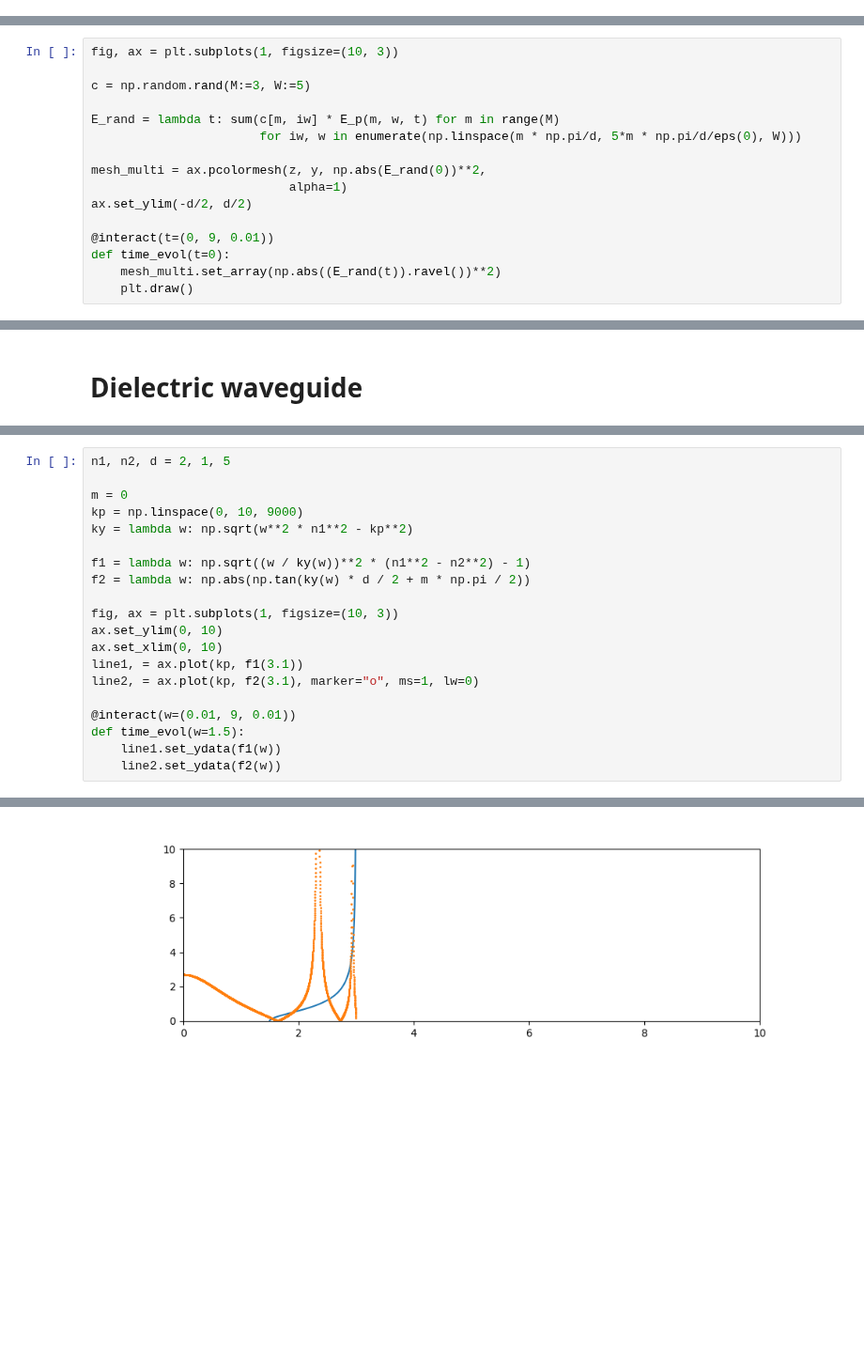
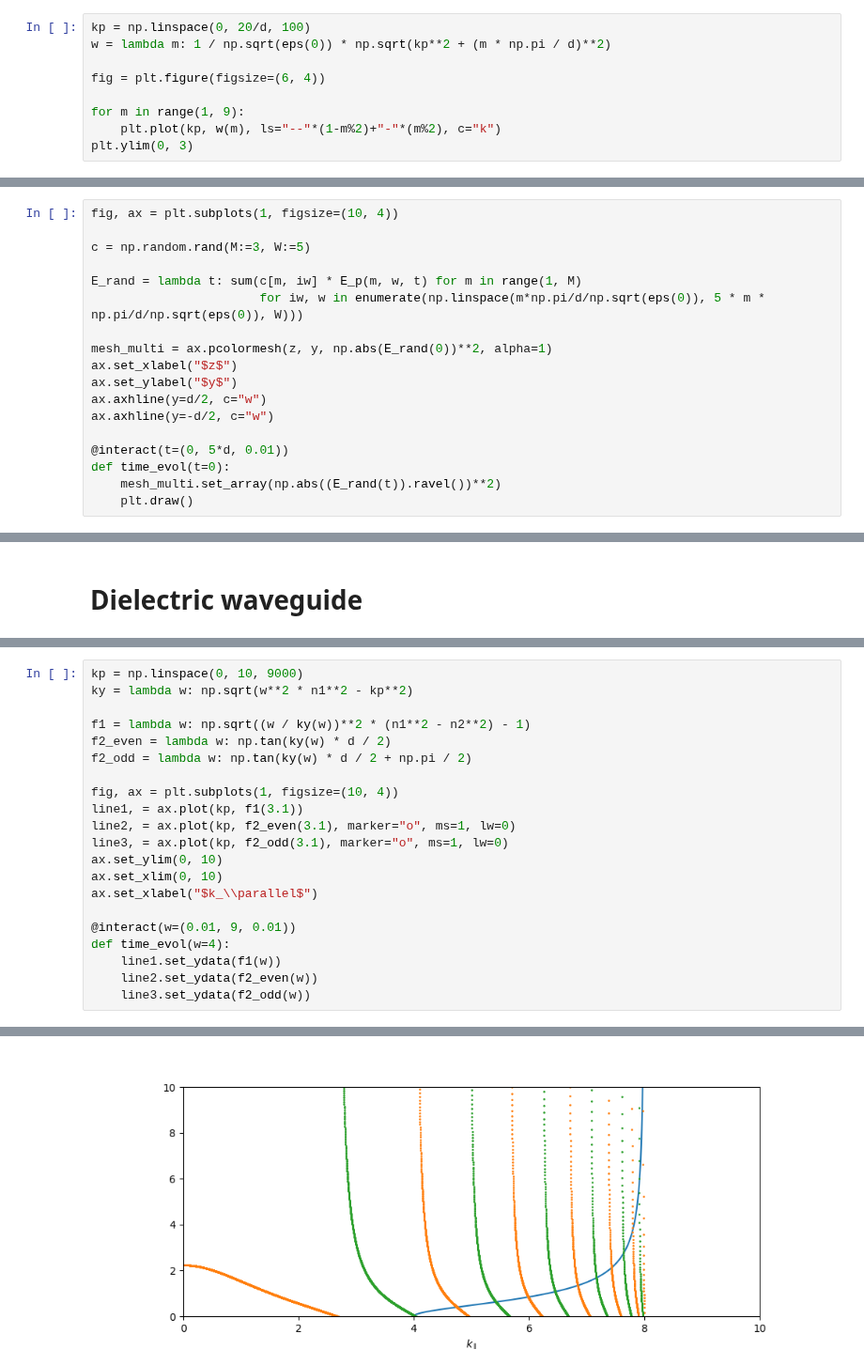
Before and after one commit to diego-fpv/photonics, a Jupyter notebook: waveguide-propagation.ipynb, the cells around one changed output, grey strips where cells are left out. Shown at 94% size. Cells and saved outputs as stored; diff of their text form; blank space fills up the shorter version.

```diff
--- a/waveguide-propagation.ipynb
+++ b/waveguide-propagation.ipynb
@@ -37,0 +41,9 @@ plt.pcolormesh(z, y, E_p(2, 4, 0.1))
+# %%
+kp = np.linspace(0, 20/d, 100)
+w = lambda m: 1 / np.sqrt(eps(0)) * np.sqrt(kp**2 + (m * np.pi / d)**2)
+
+fig = plt.figure(figsize=(6, 4))
+
+for m in range(1, 9):
+    plt.plot(kp, w(m), ls="--"*(1-m%2)+"-"*(m%2), c="k")
+plt.ylim(0, 3)
@@ -68,16 +91,18 @@ interactive(children=(FloatSlider(value=0.0, description='t', max=3.0, step=0.01
 # %%
-fig, ax = plt.subplots(1, figsize=(10, 3))
+fig, ax = plt.subplots(1, figsize=(10, 4))
 
 c = np.random.rand(M:=3, W:=5)
 
-E_rand = lambda t: sum(c[m, iw] * E_p(m, w, t) for m in range(M)
-                       for iw, w in enumerate(np.linspace(m * np.pi/d, 5*m * np.pi/d/eps(0), W)))
+E_rand = lambda t: sum(c[m, iw] * E_p(m, w, t) for m in range(1, M)
+                       for iw, w in enumerate(np.linspace(m*np.pi/d/np.sqrt(eps(0)), 5 * m * np.pi/d/np.sqrt(eps(0)), W)))
 
-mesh_multi = ax.pcolormesh(z, y, np.abs(E_rand(0))**2,
-                           alpha=1)
-ax.set_ylim(-d/2, d/2)
+mesh_multi = ax.pcolormesh(z, y, np.abs(E_rand(0))**2, alpha=1)
+ax.set_xlabel("$z$")
+ax.set_ylabel("$y$")
+ax.axhline(y=d/2, c="w")
+ax.axhline(y=-d/2, c="w")
 
-@interact(t=(0, 9, 0.01))
+@interact(t=(0, 5*d, 0.01))
 def time_evol(t=0):
     mesh_multi.set_array(np.abs((E_rand(t)).ravel())**2)
     plt.draw()
@@ -109,21 +138,22 @@ interactive(children=(FloatSlider(value=3.1, description='w', max=9.0, min=0.01,
 # %%
-n1, n2, d = 2, 1, 5
-
-m = 0
 kp = np.linspace(0, 10, 9000)
 ky = lambda w: np.sqrt(w**2 * n1**2 - kp**2)
 
 f1 = lambda w: np.sqrt((w / ky(w))**2 * (n1**2 - n2**2) - 1)
-f2 = lambda w: np.abs(np.tan(ky(w) * d / 2 + m * np.pi / 2))
+f2_even = lambda w: np.tan(ky(w) * d / 2)
+f2_odd = lambda w: np.tan(ky(w) * d / 2 + np.pi / 2)
 
-fig, ax = plt.subplots(1, figsize=(10, 3))
+fig, ax = plt.subplots(1, figsize=(10, 4))
+line1, = ax.plot(kp, f1(3.1))
+line2, = ax.plot(kp, f2_even(3.1), marker="o", ms=1, lw=0)
+line3, = ax.plot(kp, f2_odd(3.1), marker="o", ms=1, lw=0)
 ax.set_ylim(0, 10)
 ax.set_xlim(0, 10)
-line1, = ax.plot(kp, f1(3.1))
-line2, = ax.plot(kp, f2(3.1), marker="o", ms=1, lw=0)
+ax.set_xlabel("$k_\\parallel$")
 
 @interact(w=(0.01, 9, 0.01))
-def time_evol(w=1.5):
+def time_evol(w=4):
     line1.set_ydata(f1(w))
-    line2.set_ydata(f2(w))
+    line2.set_ydata(f2_even(w))
+    line3.set_ydata(f2_odd(w))
 # %% [output]
@@ -131 +161 @@ interactive(children=(FloatSlider(value=1.5, description='w', max=9.0, min=0.01,
-[figure, old version]
+[figure, new version]
```
Also changed, not shown: parts of 14 cells of this notebook.
